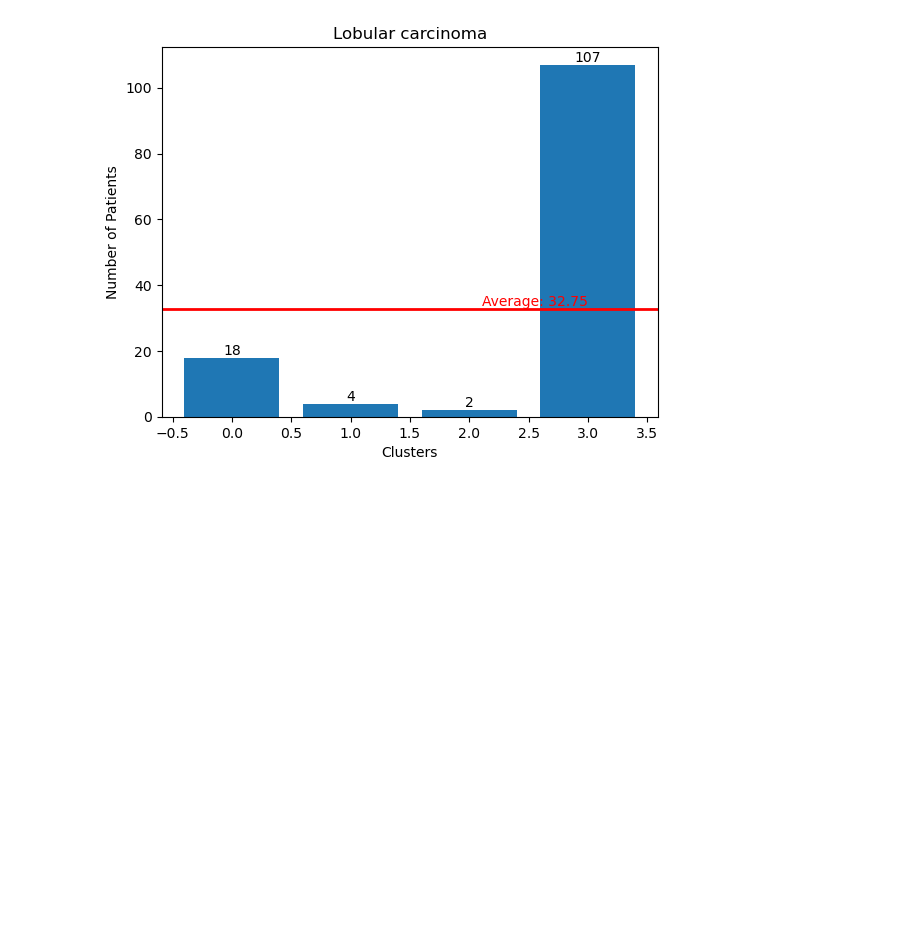
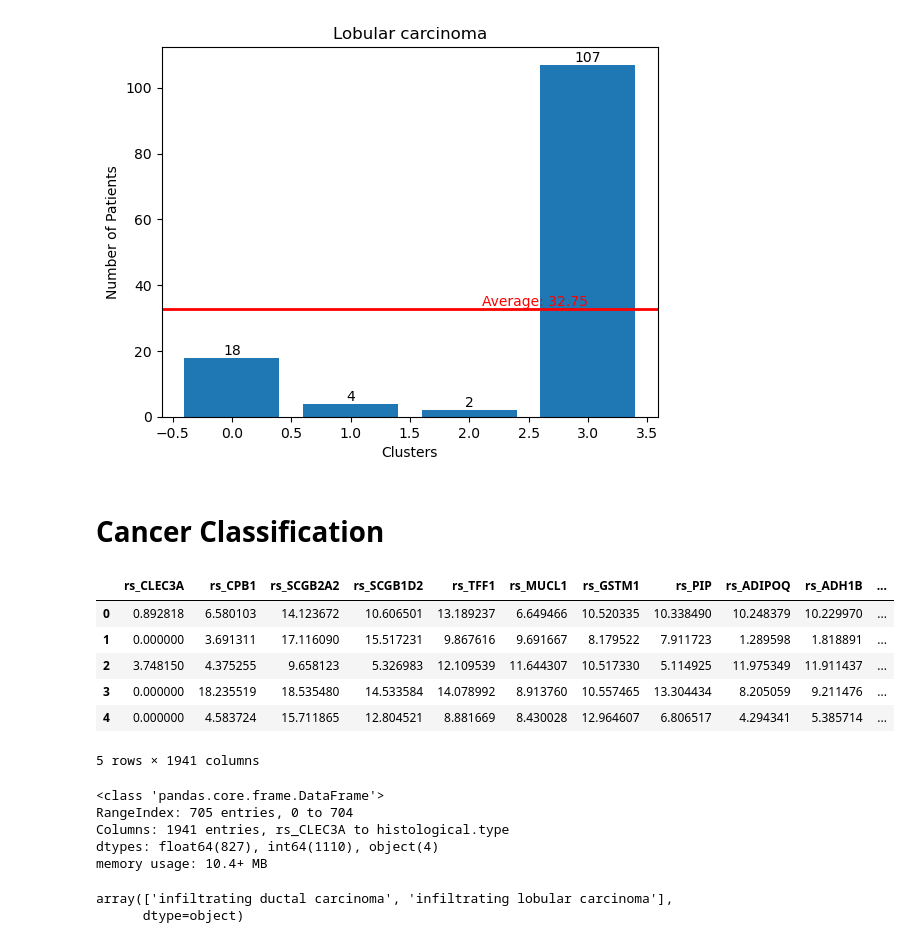
Before and after one commit to mehlu22/CSDS-458-Final-Project, a Jupyter notebook: final_code.ipynb, the cells around one changed output. Saved outputs shown, nothing was run; the diff lists cells and outputs as text; code cells hidden in the pictures; blank space fills up the shorter version.

```diff
--- a/final_code.ipynb
+++ b/final_code.ipynb
@@ -1002,3 +1002,30 @@ plt.text(len(h2plot)-1, h2average, f'Average: {h2average:.2f}', va='bottom', ha=
 plt.show()
 # %% [output]
 [figure]
+# %% [markdown]
+# Cancer Classification
+# %%
+# Import File
+df_raw = pd.read_csv(file_name)
+df_raw.head()
+# %% [output]
+|  | rs_CLEC3A | rs_CPB1 | rs_SCGB2A2 | rs_SCGB1D2 | rs_TFF1 | rs_MUCL1 | rs_GSTM1 | rs_PIP | rs_ADIPOQ | rs_ADH1B | ... |
+| 0 | 0.892818 | 6.580103 | 14.123672 | 10.606501 | 13.189237 | 6.649466 | 10.520335 | 10.338490 | 10.248379 | 10.229970 | ... |
+| 1 | 0.000000 | 3.691311 | 17.116090 | 15.517231 | 9.867616 | 9.691667 | 8.179522 | 7.911723 | 1.289598 | 1.818891 | ... |
+| 2 | 3.748150 | 4.375255 | 9.658123 | 5.326983 | 12.109539 | 11.644307 | 10.517330 | 5.114925 | 11.975349 | 11.911437 | ... |
+| 3 | 0.000000 | 18.235519 | 18.535480 | 14.533584 | 14.078992 | 8.913760 | 10.557465 | 13.304434 | 8.205059 | 9.211476 | ... |
+| 4 | 0.000000 | 4.583724 | 15.711865 | 12.804521 | 8.881669 | 8.430028 | 12.964607 | 6.806517 | 4.294341 | 5.385714 | ... |
+5 rows × 1941 columns
+# %%
+df_raw.info()
+# %% [output]
+<class 'pandas.core.frame.DataFrame'>
+RangeIndex: 705 entries, 0 to 704
+Columns: 1941 entries, rs_CLEC3A to histological.type
+dtypes: float64(827), int64(1110), object(4)
+memory usage: 10.4+ MB
+# %%
+df_raw['histological.type'].unique()
+# %% [output]
+array(['infiltrating ductal carcinoma', 'infiltrating lobular carcinoma'],
+      dtype=object)
```
Also changed, not shown: parts of 12 cells of this notebook.
